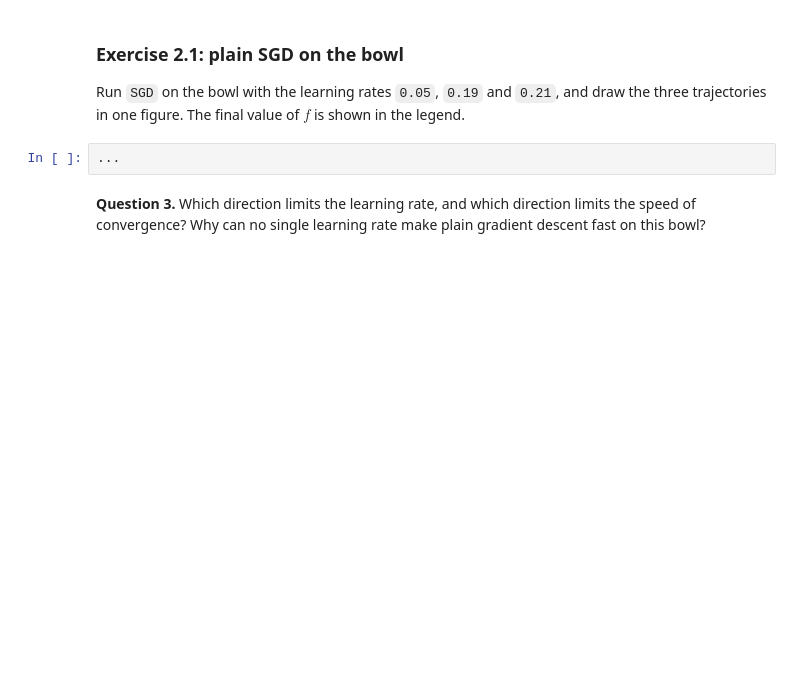
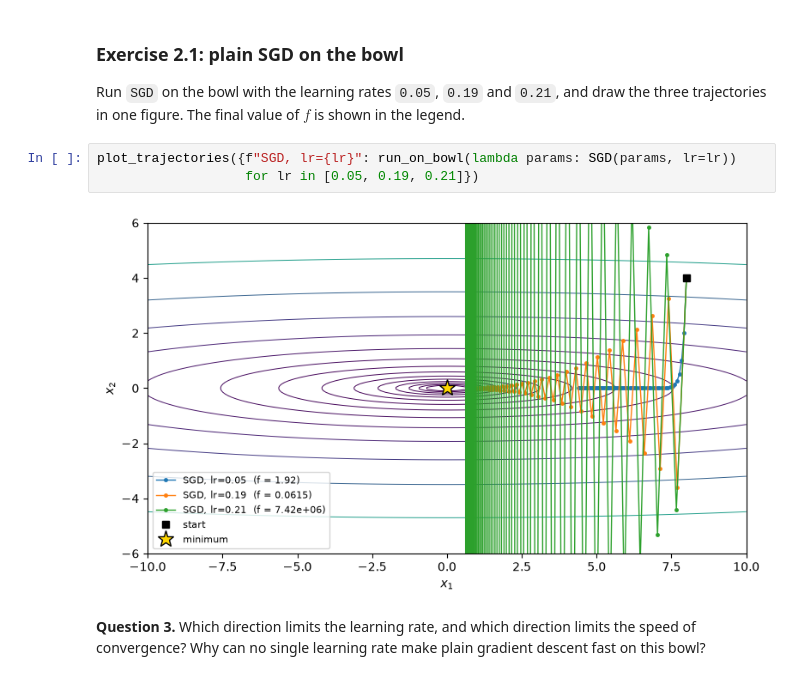
Before and after one commit to omariott/PSL-DL-Labs, a Jupyter notebook: labs/lab06_optimization.ipynb, the cells around one changed output. Saved outputs shown, nothing was run; the diff lists cells and outputs as text; blank space fills up the shorter version.

```diff
--- a/labs/lab06_optimization.ipynb
+++ b/labs/lab06_optimization.ipynb
@@ -220,8 +236,11 @@ def plot_trajectories(trajectories, title=None):
 ### Exercise 2.1: plain SGD on the bowl
 
 Run `SGD` on the bowl with the learning rates `0.05`, `0.19` and `0.21`, and draw the three trajectories in one figure. The final value of $f$ is shown in the legend.
-# %%
-...
+# %%
+plot_trajectories({f"SGD, lr={lr}": run_on_bowl(lambda params: SGD(params, lr=lr))
+                   for lr in [0.05, 0.19, 0.21]})
+# %% [output]
+[figure, added]
 # %% [markdown]
 **Question 3.** Which direction limits the learning rate, and which direction limits the speed of convergence? Why can no single learning rate make plain gradient descent fast on this bowl?
 # %% [markdown]
```
Also changed, not shown: parts of 20 cells of this notebook.
